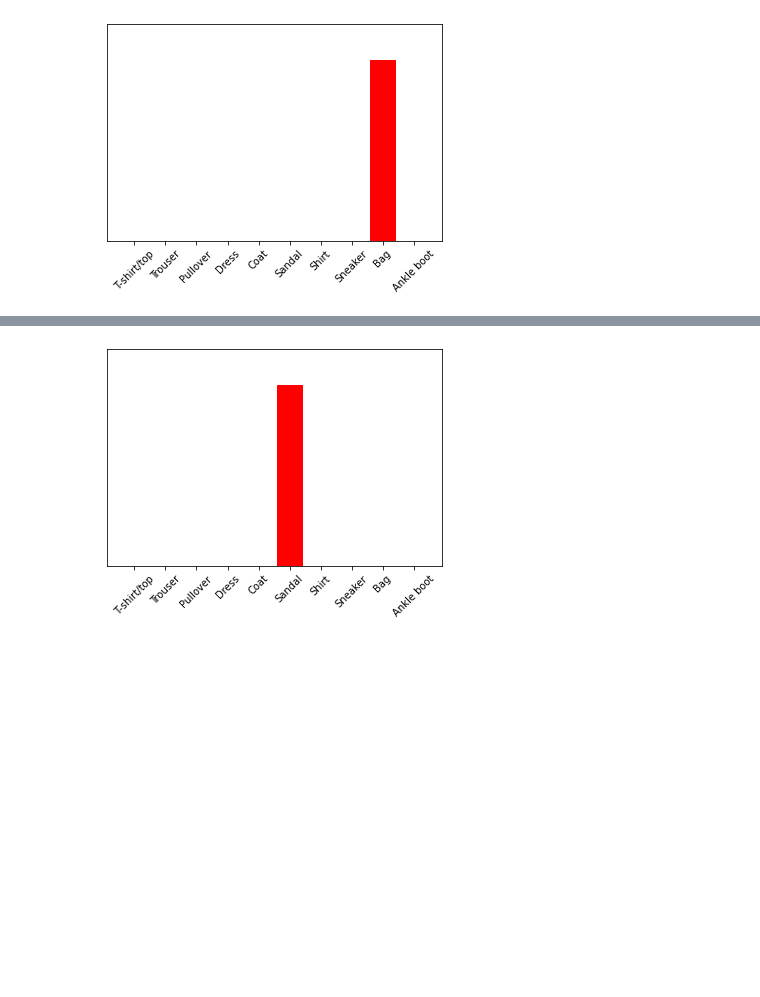
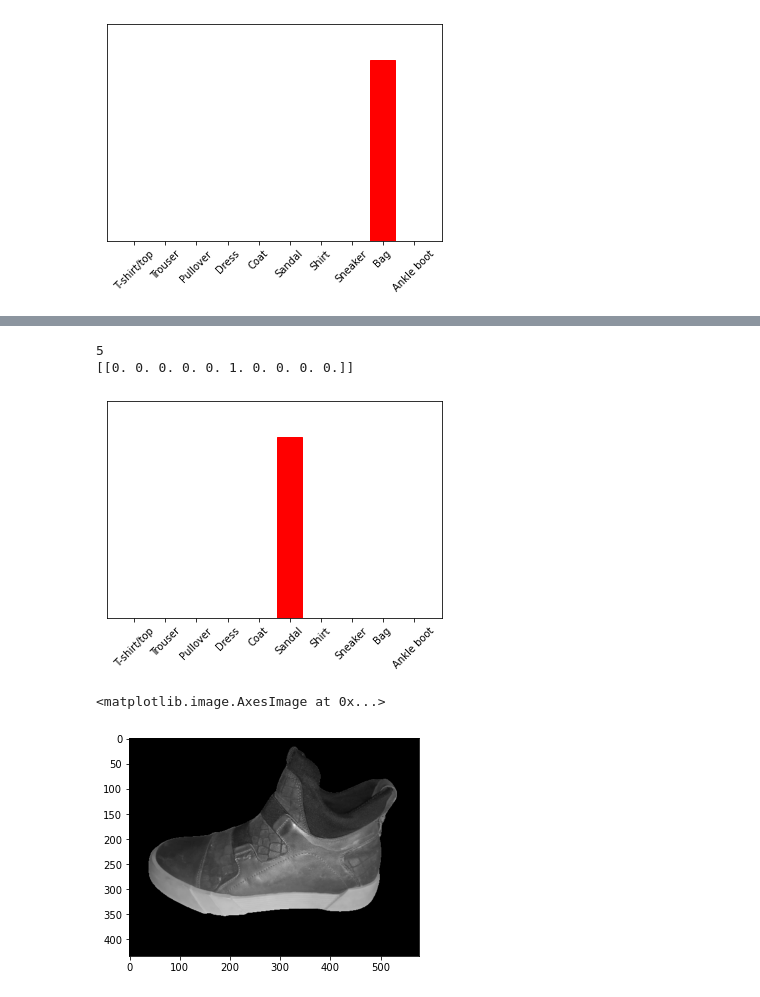
Before and after one commit to HasanBeratSoke/tensorflow_basic_classification_image, a Jupyter notebook: Basic_classification_image.ipynb, the cells around one changed output, grey strips where cells are left out. Saved outputs shown, nothing was run; the diff lists cells and outputs as text; code cells hidden in the pictures; blank space fills up the shorter version.

```diff
--- a/Basic_classification_image.ipynb
+++ b/Basic_classification_image.ipynb
@@ -308,5 +311,10 @@ example(demo)
 img2 = cv.imread('shoes.png',0)
 # %%
 example(img2)
+plt.imshow(img2, cmap = 'gray')
 # %% [output]
+5
+[[0. 0. 0. 0. 0. 1. 0. 0. 0. 0.]]
 [figure]
+<matplotlib.image.AxesImage at 0x...>
+[figure, added]
```
Also changed, not shown: parts of 8 cells of this notebook.
